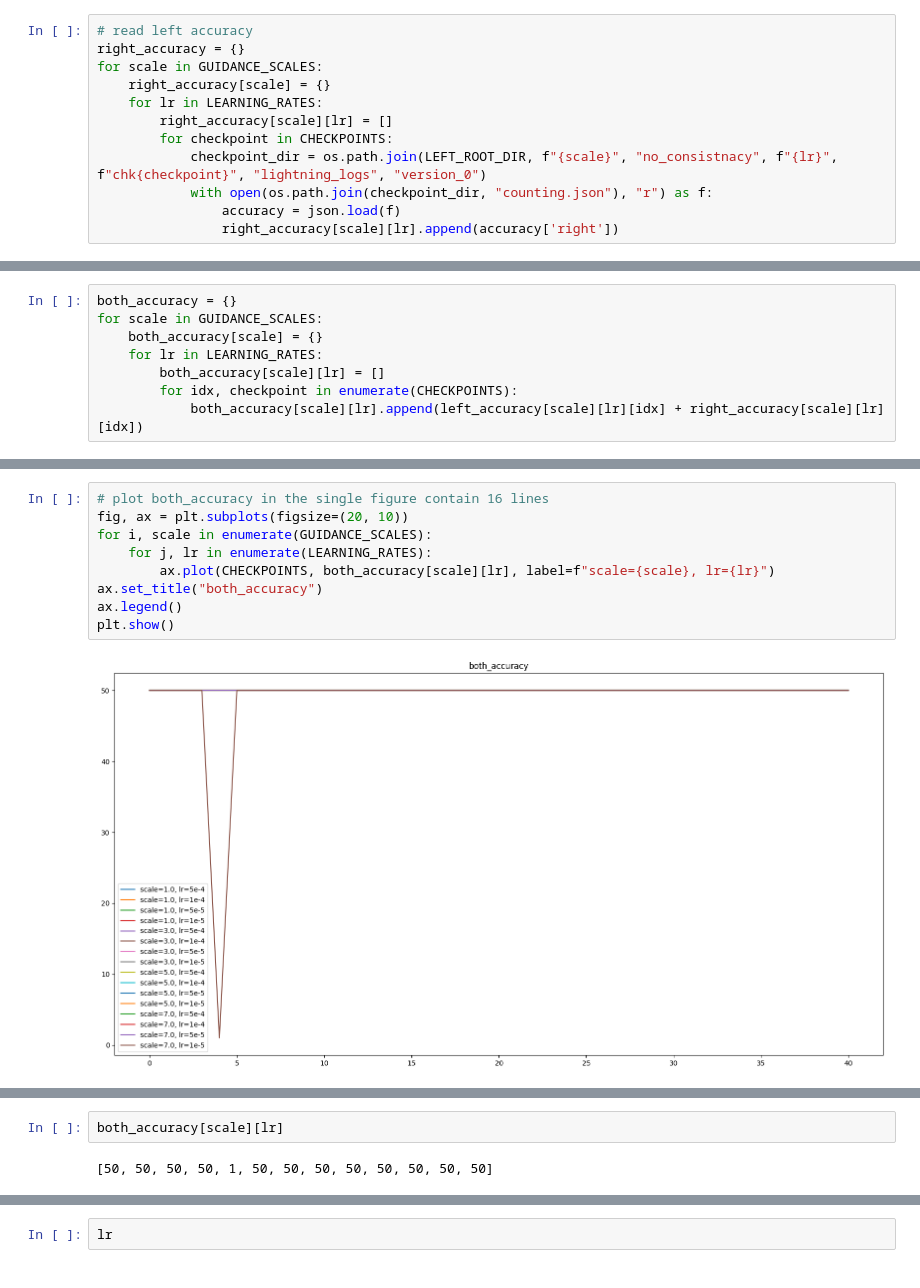
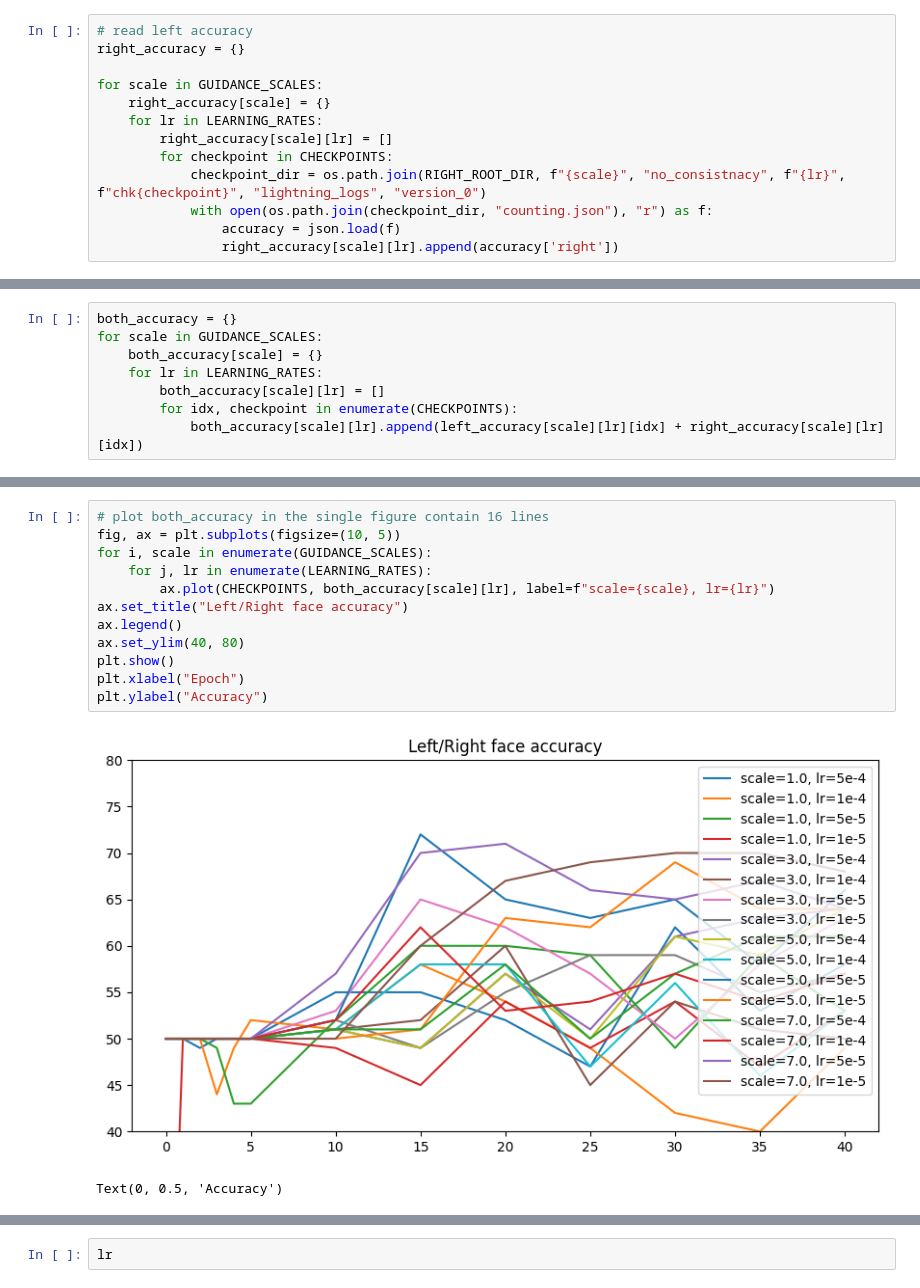
Before and after one commit to pureexe/sd-light-time, a Jupyter notebook: src/20240815/plot_accuracy_face_left_right.ipynb, the cells around one changed output, grey strips where cells are left out. Drawn from its saved outputs; the diff is of its cells as text.

```diff
--- a/src/20240815/plot_accuracy_face_left_right.ipynb
+++ b/src/20240815/plot_accuracy_face_left_right.ipynb
@@ -42,12 +42,13 @@ left_accuracy
 # %%
 # read left accuracy
 right_accuracy = {}
+
 for scale in GUIDANCE_SCALES:
     right_accuracy[scale] = {}
     for lr in LEARNING_RATES:
         right_accuracy[scale][lr] = []
         for checkpoint in CHECKPOINTS:
-            checkpoint_dir = os.path.join(LEFT_ROOT_DIR, f"{scale}", "no_consistnacy", f"{lr}", f"chk{checkpoint}", "lightning_logs", "version_0")
+            checkpoint_dir = os.path.join(RIGHT_ROOT_DIR, f"{scale}", "no_consistnacy", f"{lr}", f"chk{checkpoint}", "lightning_logs", "version_0")
             with open(os.path.join(checkpoint_dir, "counting.json"), "r") as f:
                 accuracy = json.load(f)
                 right_accuracy[scale][lr].append(accuracy['right'])
@@ -114,11 +115,15 @@ plt.show()
 # %%
 # plot both_accuracy in the single figure contain 16 lines
-fig, ax = plt.subplots(figsize=(20, 10))
+fig, ax = plt.subplots(figsize=(10, 5))
 for i, scale in enumerate(GUIDANCE_SCALES):
     for j, lr in enumerate(LEARNING_RATES):
         ax.plot(CHECKPOINTS, both_accuracy[scale][lr], label=f"scale={scale}, lr={lr}")
-ax.set_title("both_accuracy")
+ax.set_title("Left/Right face accuracy")
 ax.legend()
+ax.set_ylim(40, 80)
 plt.show()
+plt.xlabel("Epoch")
+plt.ylabel("Accuracy")
 # %% [output]
-[figure, old version]
+[figure, new version]
+Text(0, 0.5, 'Accuracy')
@@ -125,4 +130,0 @@ plt.show()
-# %%
-both_accuracy[scale][lr]
-# %% [output]
-[50, 50, 50, 50, 1, 50, 50, 50, 50, 50, 50, 50, 50]
```
Also changed, not shown: parts of 5 cells of this notebook, 9 other files.
